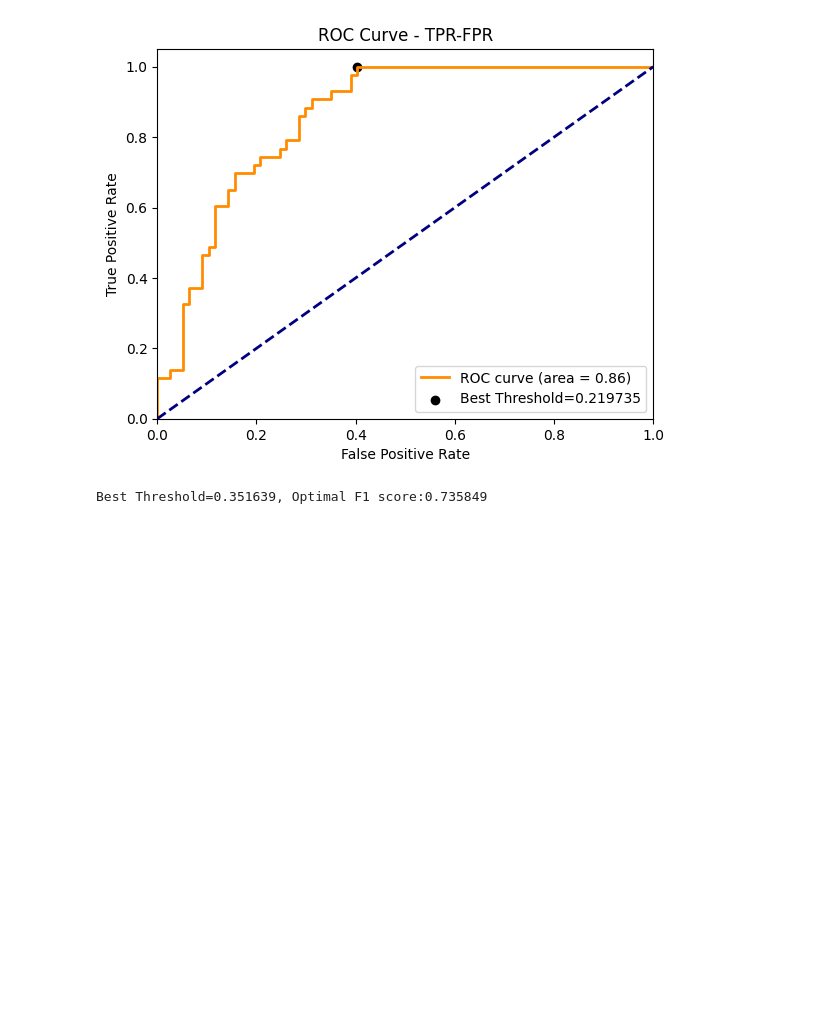
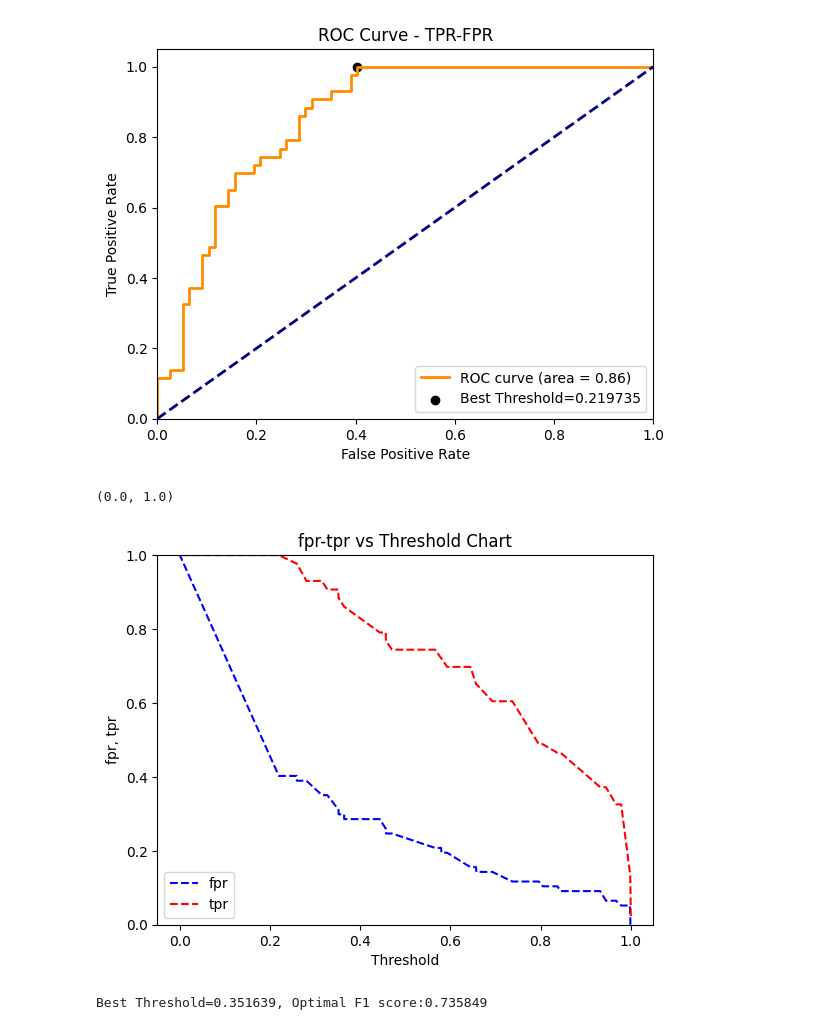
Before and after one commit to gasper-az/aprMaqI_CEIA, a Jupyter notebook: clase2/ejercicios/resolucion.ipynb, the cells around one changed output. Saved outputs shown, nothing was run; the diff lists cells and outputs as text; code cells hidden in the pictures; blank space fills up the shorter version.

Commit message:
[Clase 2] Resolución ejercicio hasta punto 5 - agrego grafico de TPR/FPR vs threshold

```diff
--- a/clase2/ejercicios/resolucion.ipynb
+++ b/clase2/ejercicios/resolucion.ipynb
@@ -453,6 +453,17 @@ plt.show()
 # %% [output]
 Best Threshold=0.219735
 [figure]
+# %%
+plt.title("fpr-tpr vs Threshold Chart")
+plt.plot(thresholds, fpr, "b--", label="fpr")
+plt.plot(thresholds, tpr, "r--", label="tpr")
+plt.ylabel("fpr, tpr")
+plt.xlabel("Threshold")
+plt.legend(loc="lower left")
+plt.ylim([0,1])
+# %% [output]
+(0.0, 1.0)
+[figure, added]
 # %%
 ### SOURCE: https://stackoverflow.com/a/53974769
 precision, recall, thresholds = precision_recall_curve(y_test, y_pred_proba_lr)
```
